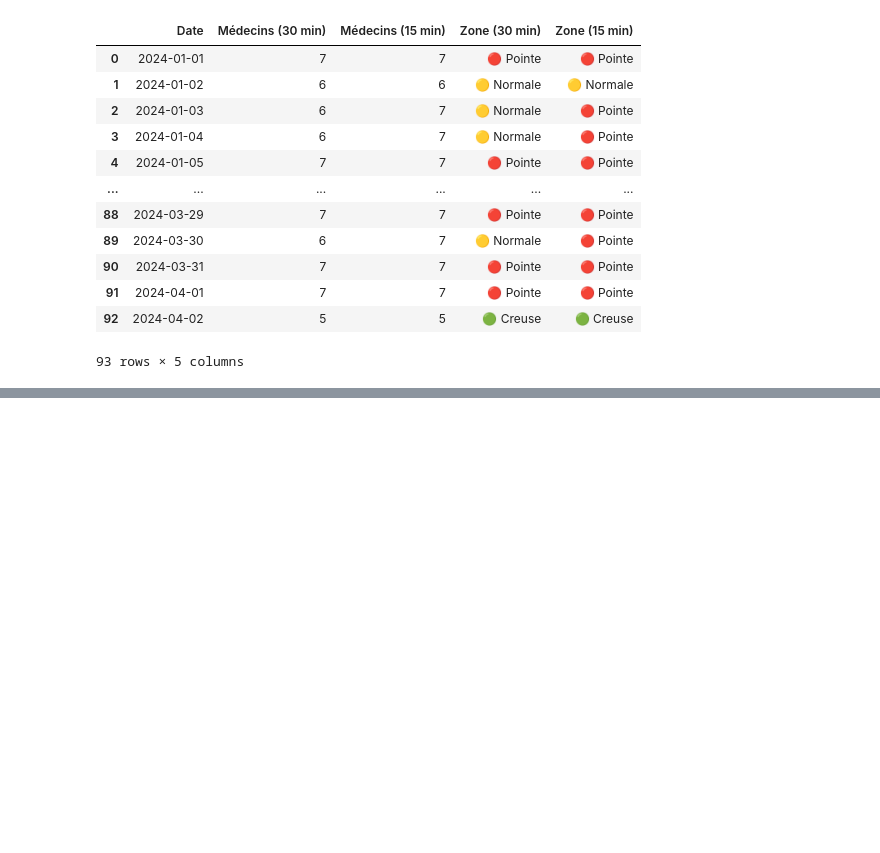
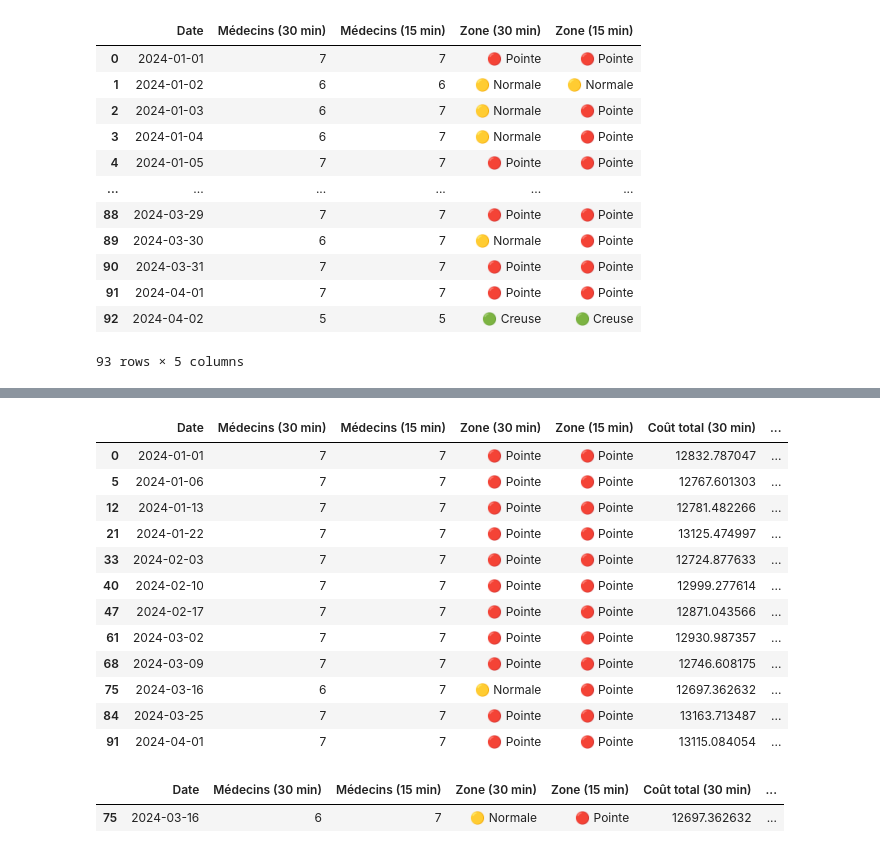
Before and after one commit to John-dotcom-cyber/hospital-emergency-optimizer, a Jupyter notebook: notebooks/prediction/prediction_basique.ipynb, the cells around one changed output, grey strips where cells are left out. Drawn from its saved outputs; the diff is of its cells as text; code cells hidden in the pictures; blank space fills up the shorter version.

```diff
--- a/notebooks/prediction/prediction_basique.ipynb
+++ b/notebooks/prediction/prediction_basique.ipynb
@@ -507,0 +562,11 @@ daily_cost
+# %%
+def zone_color(c):
+    if c <= 5:
+        return "🟢 Creuse"
+    elif c == 6:
+        return "🟡 Normale"
+    else:
+        return "🔴 Pointe"
+
+daily_summary["Zone (30 min)"] = daily_summary["Médecins (30 min)"].apply(zone_color)
+daily_summary["Zone (15 min)"] = daily_summary["Médecins (15 min)"].apply(zone_color)
@@ -507,0 +714,24 @@ daily_cost
+# %%
+mmc["rho"] = mmc["lambda"] / (mmc["c_opt_30min"] * mu_doc)
+
+rho_daily = mmc.groupby(mmc["ds"].dt.date)["rho"].mean().reset_index()
+rho_daily.columns = ["Date", "Rho moyen"]
+
+full_daily = full_daily.merge(rho_daily, on="Date")
+
+jours_satures = full_daily[full_daily["Rho moyen"] > 0.85]
+jours_satures
+# %% [output]
+|  | Date | Médecins (30 min) | Médecins (15 min) | Zone (30 min) | Zone (15 min) | Coût total (30 min) | ... |
+| 0 | 2024-01-01 | 7 | 7 | 🔴 Pointe | 🔴 Pointe | 12832.787047 | ... |
+| 5 | 2024-01-06 | 7 | 7 | 🔴 Pointe | 🔴 Pointe | 12767.601303 | ... |
+| 12 | 2024-01-13 | 7 | 7 | 🔴 Pointe | 🔴 Pointe | 12781.482266 | ... |
+| 21 | 2024-01-22 | 7 | 7 | 🔴 Pointe | 🔴 Pointe | 13125.474997 | ... |
+| 33 | 2024-02-03 | 7 | 7 | 🔴 Pointe | 🔴 Pointe | 12724.877633 | ... |
+| 40 | 2024-02-10 | 7 | 7 | 🔴 Pointe | 🔴 Pointe | 12999.277614 | ... |
+| 47 | 2024-02-17 | 7 | 7 | 🔴 Pointe | 🔴 Pointe | 12871.043566 | ... |
+| 61 | 2024-03-02 | 7 | 7 | 🔴 Pointe | 🔴 Pointe | 12930.987357 | ... |
+| 68 | 2024-03-09 | 7 | 7 | 🔴 Pointe | 🔴 Pointe | 12746.608175 | ... |
+| 75 | 2024-03-16 | 6 | 7 | 🟡 Normale | 🔴 Pointe | 12697.362632 | ... |
+| 84 | 2024-03-25 | 7 | 7 | 🔴 Pointe | 🔴 Pointe | 13163.713487 | ... |
+| 91 | 2024-04-01 | 7 | 7 | 🔴 Pointe | 🔴 Pointe | 13115.084054 | ... |
@@ -507,0 +747,10 @@ daily_cost
+# %%
+jours_sous_staffes = full_daily[
+    (full_daily["Gain de qualité (médecins)"] == 1) &
+    (full_daily["Surcoût (15 min vs 30 min)"] < 0) &
+    (full_daily["Rho moyen"] > 0.85)
+]
+jours_sous_staffes
+# %% [output]
+|  | Date | Médecins (30 min) | Médecins (15 min) | Zone (30 min) | Zone (15 min) | Coût total (30 min) | ... |
+| 75 | 2024-03-16 | 6 | 7 | 🟡 Normale | 🔴 Pointe | 12697.362632 | ... |
```
Also changed, not shown: parts of 43 cells of this notebook, 7 other files.
